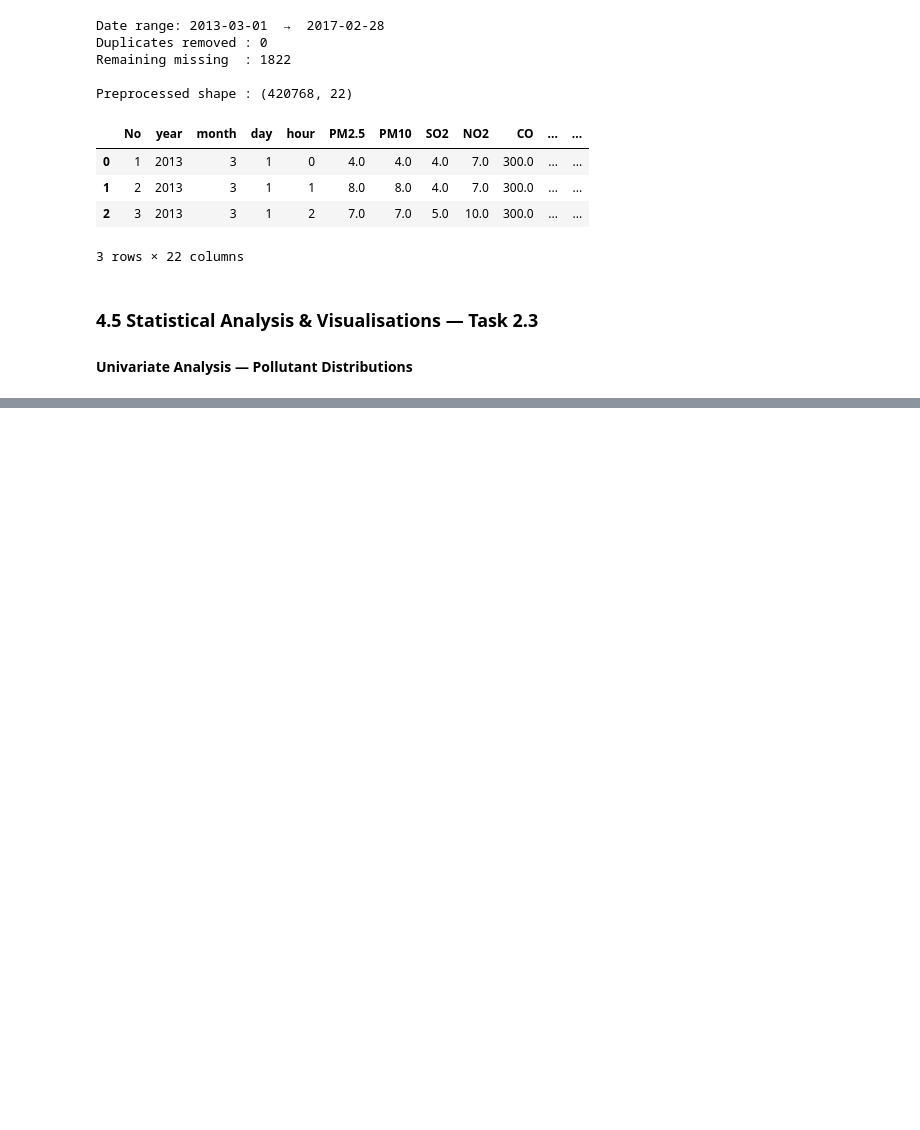
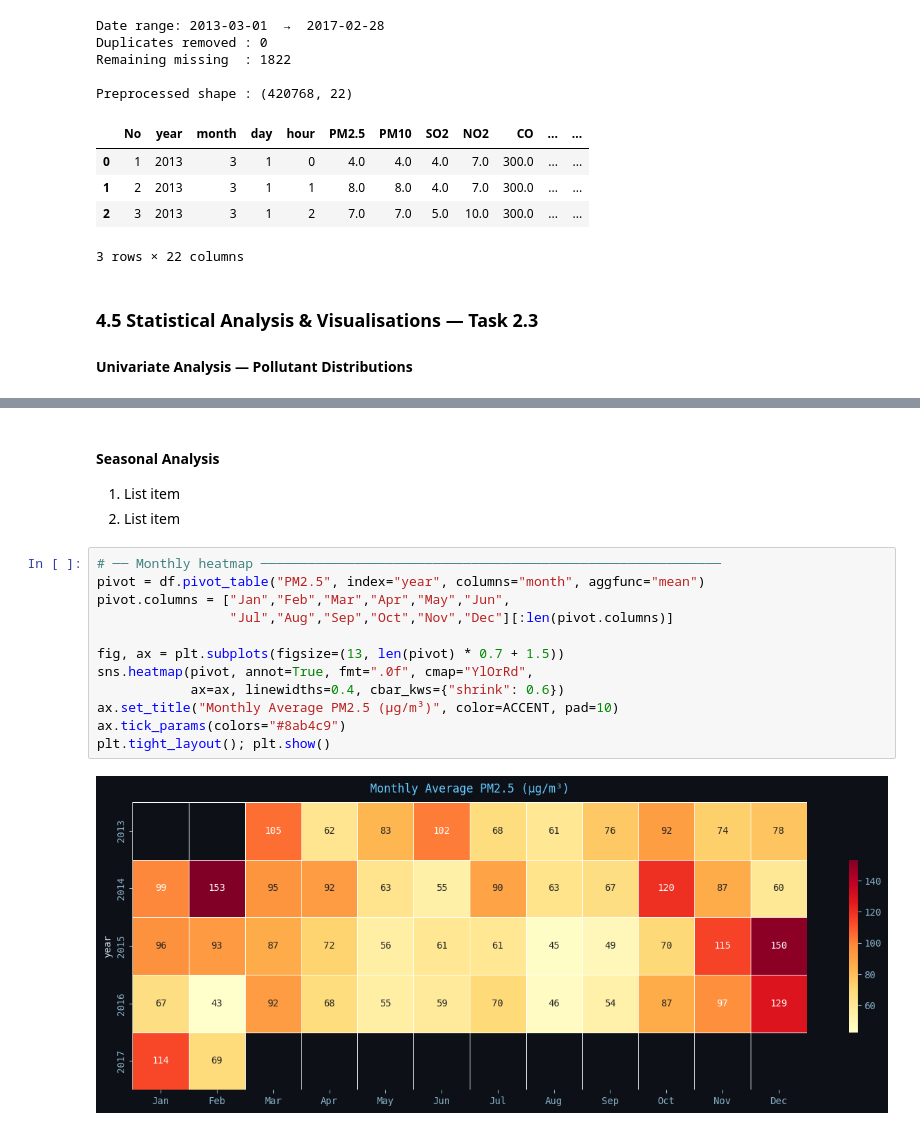
Before and after one commit to Jiyaulhaq1432/Data-Analysis-Air-quality-Analyser-web-app, a Jupyter notebook: Beijing_AQA.ipynb, the cells around one changed output, grey strips where cells are left out. Cells and saved outputs as stored; diff of their text form; blank space fills up the shorter version.

```diff
--- a/Beijing_AQA.ipynb
+++ b/Beijing_AQA.ipynb
@@ -1637,0 +1693,19 @@ Preprocessed shape : (420768, 22)
+# %% [markdown]
+#### Seasonal Analysis
+
+1.   List item
+2.   List item
+# %%
+# ── Monthly heatmap ───────────────────────────────────────────────────────────
+pivot = df.pivot_table("PM2.5", index="year", columns="month", aggfunc="mean")
+pivot.columns = ["Jan","Feb","Mar","Apr","May","Jun",
+                 "Jul","Aug","Sep","Oct","Nov","Dec"][:len(pivot.columns)]
+
+fig, ax = plt.subplots(figsize=(13, len(pivot) * 0.7 + 1.5))
+sns.heatmap(pivot, annot=True, fmt=".0f", cmap="YlOrRd",
+            ax=ax, linewidths=0.4, cbar_kws={"shrink": 0.6})
+ax.set_title("Monthly Average PM2.5 (μg/m³)", color=ACCENT, pad=10)
+ax.tick_params(colors="#8ab4c9")
+plt.tight_layout(); plt.show()
+# %% [output]
+[figure, added]
```
Also changed, not shown: parts of 9 cells of this notebook.
